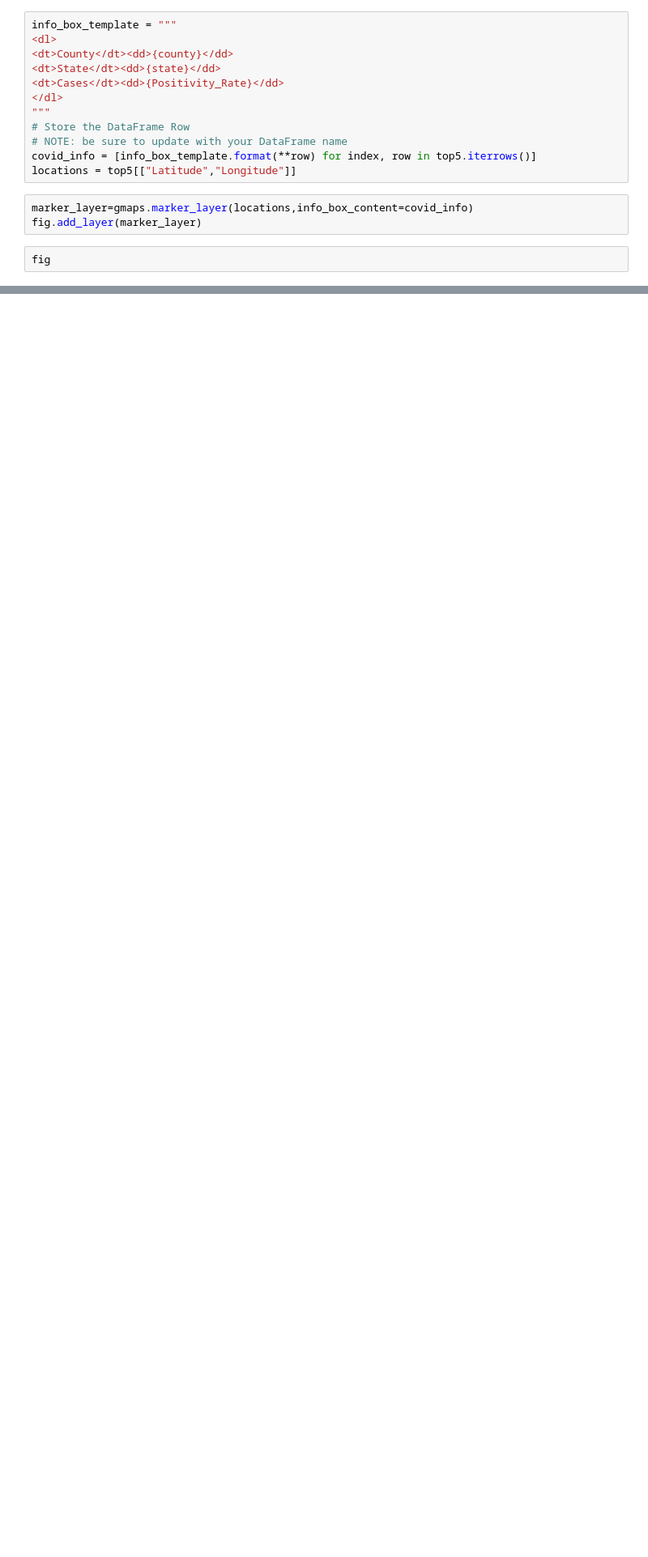
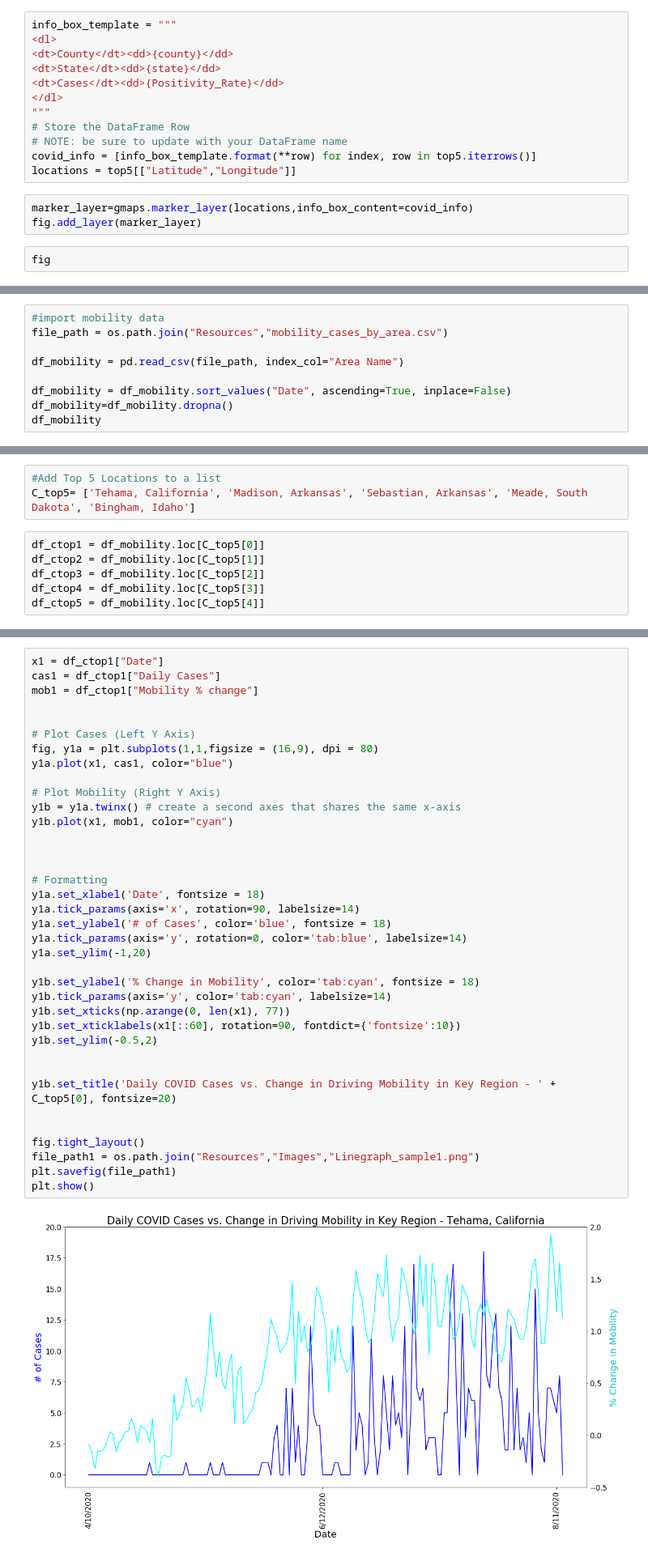
Before and after one commit to Pankaj-gh/Rice-Project-1-G11, a Jupyter notebook: main_script.ipynb, the cells around one changed output, grey strips where cells are left out. Shown at 81% size. Drawn from its saved outputs; the diff is of its cells as text; blank space fills up the shorter version.

```diff
--- a/main_script.ipynb
+++ b/main_script.ipynb
@@ -564,0 +405,9 @@ fig
+# %%
+#import mobility data
+file_path = os.path.join("Resources","mobility_cases_by_area.csv")
+
+df_mobility = pd.read_csv(file_path, index_col="Area Name")
+
+df_mobility = df_mobility.sort_values("Date", ascending=True, inplace=False)
+df_mobility=df_mobility.dropna()
+df_mobility
@@ -564,0 +429,9 @@ fig
+# %%
+#Add Top 5 Locations to a list
+C_top5= ['Tehama, California', 'Madison, Arkansas', 'Sebastian, Arkansas', 'Meade, South Dakota', 'Bingham, Idaho']
+# %%
+df_ctop1 = df_mobility.loc[C_top5[0]]
+df_ctop2 = df_mobility.loc[C_top5[1]]
+df_ctop3 = df_mobility.loc[C_top5[2]]
+df_ctop4 = df_mobility.loc[C_top5[3]]
+df_ctop5 = df_mobility.loc[C_top5[4]]
@@ -564,0 +440,39 @@ fig
+# %%
+x1 = df_ctop1["Date"]
+cas1 = df_ctop1["Daily Cases"]
+mob1 = df_ctop1["Mobility % change"]
+
+
+# Plot Cases (Left Y Axis)
+fig, y1a = plt.subplots(1,1,figsize = (16,9), dpi = 80)
+y1a.plot(x1, cas1, color="blue")
+
+# Plot Mobility (Right Y Axis)
+y1b = y1a.twinx() # create a second axes that shares the same x-axis
+y1b.plot(x1, mob1, color="cyan")
+
+
+
+# Formatting
+y1a.set_xlabel('Date', fontsize = 18)
+y1a.tick_params(axis='x', rotation=90, labelsize=14)
+y1a.set_ylabel('# of Cases', color='blue', fontsize = 18)
+y1a.tick_params(axis='y', rotation=0, color='tab:blue', labelsize=14)
+y1a.set_ylim(-1,20)
+
+y1b.set_ylabel('% Change in Mobility', color='tab:cyan', fontsize = 18)
+y1b.tick_params(axis='y', color='tab:cyan', labelsize=14)
+y1b.set_xticks(np.arange(0, len(x1), 77))
+y1b.set_xticklabels(x1[::60], rotation=90, fontdict={'fontsize':10})
+y1b.set_ylim(-0.5,2)
+
+
+y1b.set_title('Daily COVID Cases vs. Change in Driving Mobility in Key Region - ' + C_top5[0], fontsize=20)
+
+
+fig.tight_layout()
+file_path1 = os.path.join("Resources","Images","Linegraph_sample1.png")
+plt.savefig(file_path1)
+plt.show()
+# %% [output]
+[figure, added]
```
Also changed, not shown: parts of 53 cells of this notebook, 3 other files.
